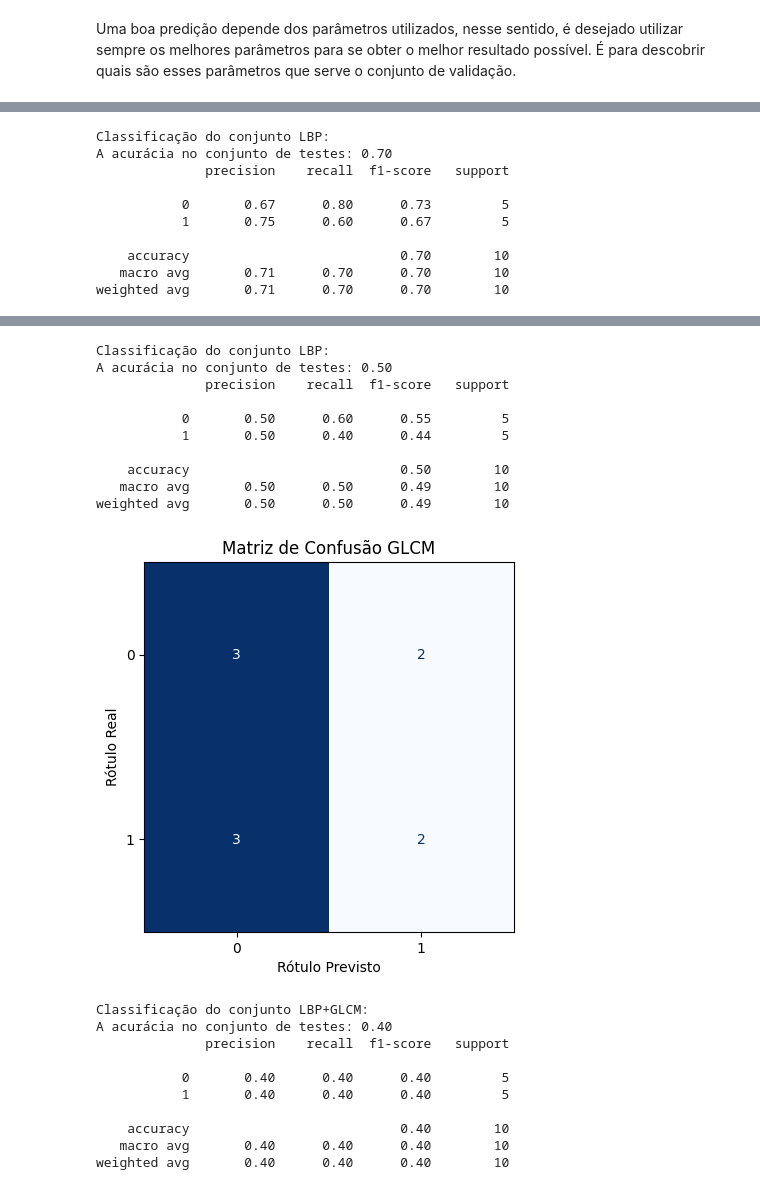
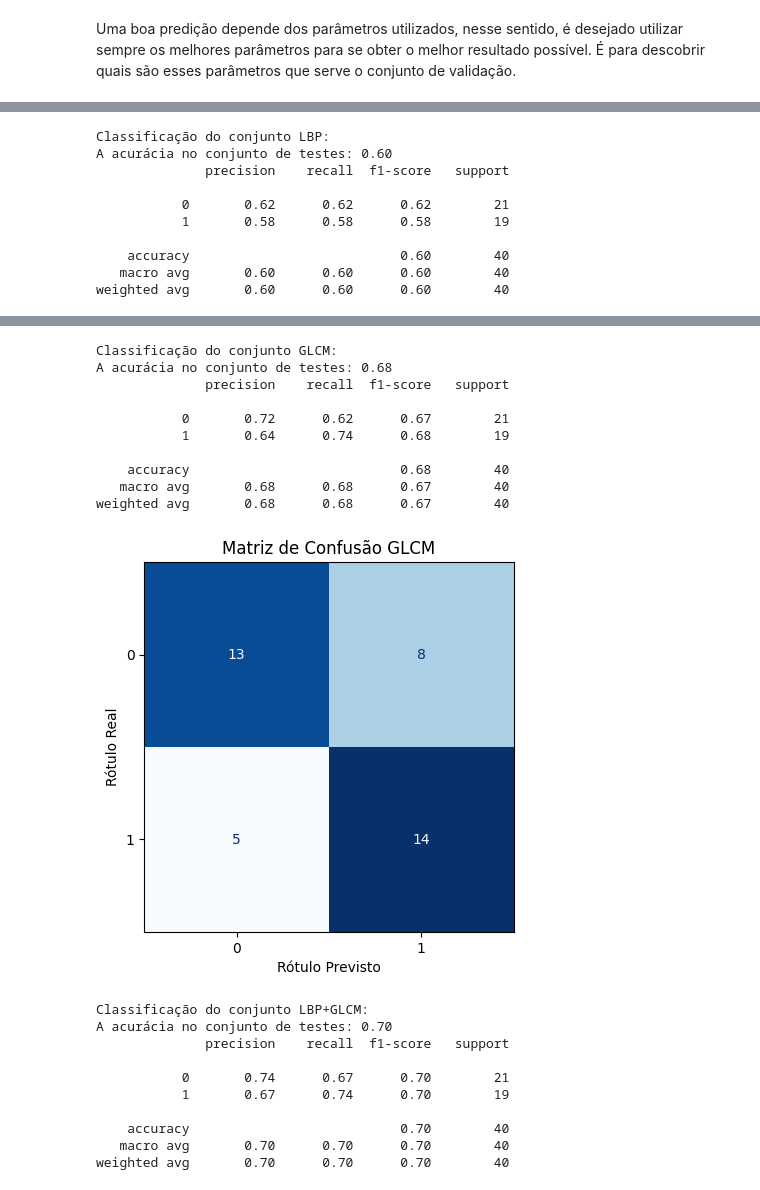
Before and after one commit to afmireski/images_classificator, a Jupyter notebook: main.ipynb, the cells around one changed output, grey strips where cells are left out. Saved outputs shown, nothing was run; the diff lists cells and outputs as text; code cells hidden in the pictures.

```diff
--- a/main.ipynb
+++ b/main.ipynb
@@ -546,8 +546,8 @@ Melhor combinação de parâmetros: K=9, métrica=euclidean
 # %%
 # Classificando o conjunto de testes
-[knn_lbp, lbp_train_final, _] = tuned_knn_lbp
-[knn_glcm, glcm_train_final, _] = tuned_knn_glcm
-[knn_lbp_glcm, lbp_glcm_final, _] = tuned_knn_lbp_glcm
+[knn_lbp, _, _] = tuned_knn_lbp
+[knn_glcm, _, _] = tuned_knn_glcm
+[knn_lbp_glcm, _, _] = tuned_knn_lbp_glcm
 
 def predict_knn(knn, X, y, title=""):
     predict = knn.predict(X)
@@ -568,19 +568,19 @@ def predict_knn(knn, X, y, title=""):
 print("Classificação do conjunto LBP:")
 predict_knn(knn_lbp, set_lbp[2][0], set_lbp[2][1], title="LBP")
 
-print("Classificação do conjunto LBP:")
+print("Classificação do conjunto GLCM:")
 predict_knn(knn_glcm, set_glcm[2][0], set_glcm[2][1], title="GLCM")
 
 print("Classificação do conjunto LBP+GLCM:")
 predict_knn(knn_lbp_glcm, set_lbp_glcm[2][0], set_lbp_glcm[2][1], title="LBP+GLCM")
 # %% [output]
 Classificação do conjunto LBP:
-A acurácia no conjunto de testes: 0.70
+A acurácia no conjunto de testes: 0.60
               precision    recall  f1-score   support
 
-           0       0.67      0.80      0.73         5
-           1       0.75      0.60      0.67         5
+           0       0.62      0.62      0.62        21
+           1       0.58      0.58      0.58        19
 
-    accuracy                           0.70        10
-   macro avg       0.71      0.70      0.70        10
-weighted avg       0.71      0.70      0.70        10
+    accuracy                           0.60        40
+   macro avg       0.60      0.60      0.60        40
+weighted avg       0.60      0.60      0.60        40
@@ -588,21 +588,21 @@ weighted avg       0.71      0.70      0.70        10
-Classificação do conjunto LBP:
-A acurácia no conjunto de testes: 0.50
+Classificação do conjunto GLCM:
+A acurácia no conjunto de testes: 0.68
               precision    recall  f1-score   support
 
-           0       0.50      0.60      0.55         5
-           1       0.50      0.40      0.44         5
+           0       0.72      0.62      0.67        21
+           1       0.64      0.74      0.68        19
 
-    accuracy                           0.50        10
-   macro avg       0.50      0.50      0.49        10
-weighted avg       0.50      0.50      0.49        10
+    accuracy                           0.68        40
+   macro avg       0.68      0.68      0.67        40
+weighted avg       0.68      0.68      0.67        40
-[figure, old version]
+[figure, new version]
 Classificação do conjunto LBP+GLCM:
-A acurácia no conjunto de testes: 0.40
+A acurácia no conjunto de testes: 0.70
               precision    recall  f1-score   support
 
-           0       0.40      0.40      0.40         5
-           1       0.40      0.40      0.40         5
+           0       0.74      0.67      0.70        21
+           1       0.67      0.74      0.70        19
 
-    accuracy                           0.40        10
-   macro avg       0.40      0.40      0.40        10
-weighted avg       0.40      0.40      0.40        10
+    accuracy                           0.70        40
+   macro avg       0.70      0.70      0.70        40
+weighted avg       0.70      0.70      0.70        40
```
Also changed, not shown: parts of 5 cells of this notebook, 1 other file.
